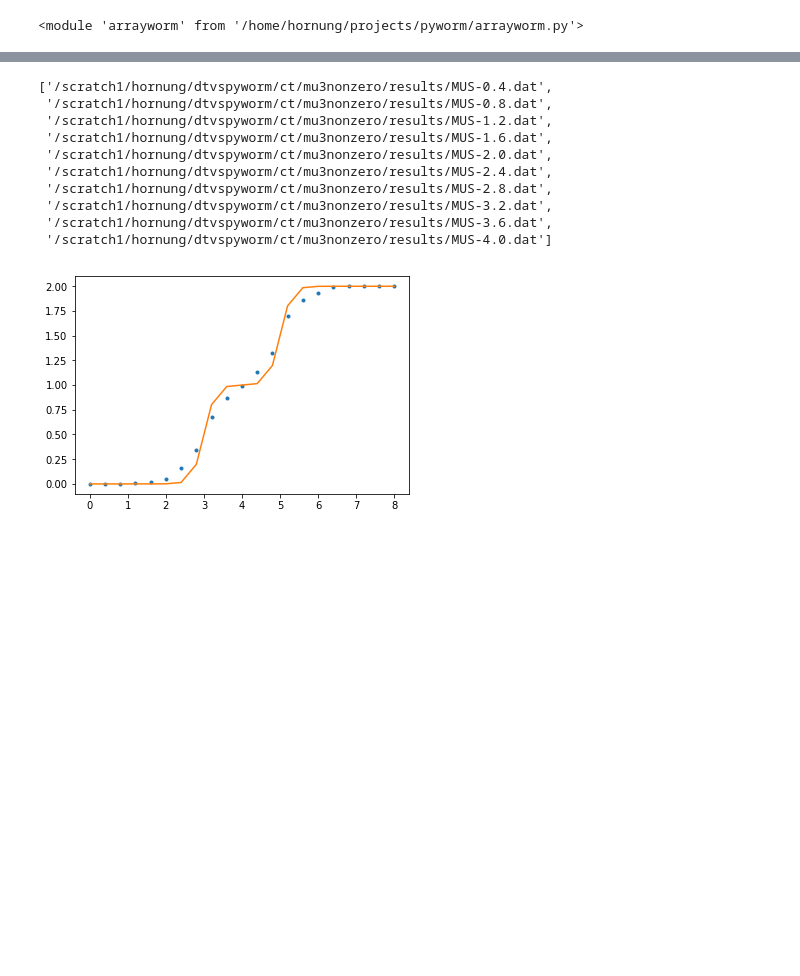
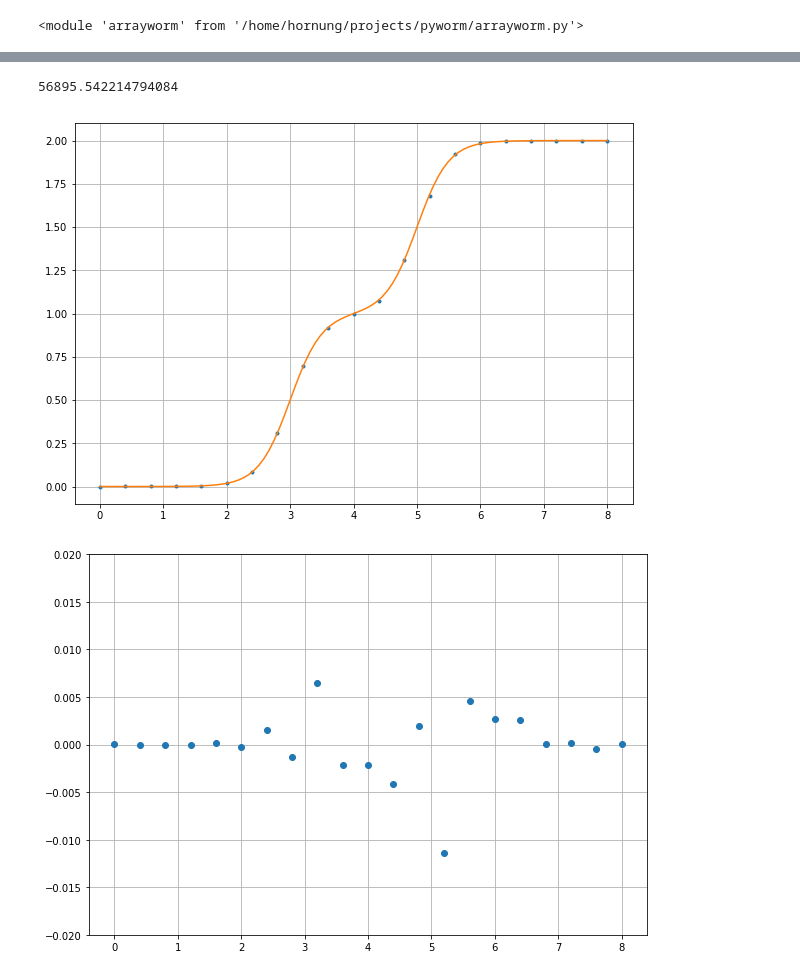
Before and after one commit to manesho/pyworm, a Jupyter notebook: testing-su3.ipynb, the cells around one changed output, grey strips where cells are left out. Drawn from its saved outputs; the diff is of its cells as text; code cells hidden in the pictures; blank space fills up the shorter version.

```diff
--- a/testing-su3.ipynb
+++ b/testing-su3.ipynb
@@ -191,13 +65,18 @@ from timeit import default_timer as timer
 start = timer()
 
 mu3s = linspace(0.,8,21)
-beta = 7
+betas = range(1,9)
 
-t3pyworm = Parallel(n_jobs=num_cores)(delayed(aw.launch_simulation)(
-                        beta=beta,mu3=mu3,termsteps=10000, wormruns=50000, ics =["d","u"]) for mu3 in mu3s)
+pywormresults = {}
+
+for beta in betas:
+    t3pyworm = Parallel(n_jobs=num_cores)(delayed(aw.launch_simulation)(
+                        beta=beta,mu3=mu3,termsteps=100000, wormruns=2000000, ics =["d","u"]) for mu3 in mu3s)
+    pywormresults.update({beta:t3pyworm})
+
 stop = timer()
-
-t3ed=[ed.t3_su3(mu3=mu3, beta=beta, J=1) for mu3 in mu3s]
 
 
 print(stop-start)
+# %% [output]
+56895.542214794084
@@ -217,19 +83,21 @@ t3cts = [t3fromfile(mu3) for mu3 in mu3cts ]
-# %%
-['/scratch1/hornung/dtvspyworm/ct/mu3nonzero/results/MUS-{0:.1f}.dat'.format(mu3) for mu3 in mu3cts]
-# %% [output]
-['/scratch1/hornung/dtvspyworm/ct/mu3nonzero/results/MUS-0.4.dat',
- '/scratch1/hornung/dtvspyworm/ct/mu3nonzero/results/MUS-0.8.dat',
- '/scratch1/hornung/dtvspyworm/ct/mu3nonzero/results/MUS-1.2.dat',
- '/scratch1/hornung/dtvspyworm/ct/mu3nonzero/results/MUS-1.6.dat',
- '/scratch1/hornung/dtvspyworm/ct/mu3nonzero/results/MUS-2.0.dat',
- '/scratch1/hornung/dtvspyworm/ct/mu3nonzero/results/MUS-2.4.dat',
- '/scratch1/hornung/dtvspyworm/ct/mu3nonzero/results/MUS-2.8.dat',
- '/scratch1/hornung/dtvspyworm/ct/mu3nonzero/results/MUS-3.2.dat',
- '/scratch1/hornung/dtvspyworm/ct/mu3nonzero/results/MUS-3.6.dat',
- '/scratch1/hornung/dtvspyworm/ct/mu3nonzero/results/MUS-4.0.dat']
-# %%
-plt.plot(mu3s,t3, '.')
-plt.plot(mu3s,t3ed)
-plt.show()
-# %% [output]
-[figure, removed]
+# %%
+from matplotlib import pyplot as plt
+ind = 4
+mu3ed = linspace(0,8,100)
+t3ed={beta:[ed.t3_su3(mu3=mu3, beta=beta, J=1) for mu3 in mu3ed] for beta in betas}
+plt.figure(figsize=[10,7])
+plt.grid(True)
+plt.plot(mu3s,pywormresults[ind], '.')
+plt.plot(mu3ed,t3ed[ind])
+#plt.plot(mu3cts,t3cts)
+plt.show()
+
+residues = [ x-y for x,y in zip(pywormresults[ind], [ed.t3_su3(mu3=mu3, beta=ind,J=1) for mu3 in mu3s])]
+plt.figure(figsize=[10,7])
+plt.plot(mu3s,residues,'o' )
+plt.ylim(-0.02,0.02)
+plt.grid(True)
+plt.show()
+# %% [output]
+[figure, added]
+[figure, added]
```
Also changed, not shown: parts of 18 cells of this notebook.
